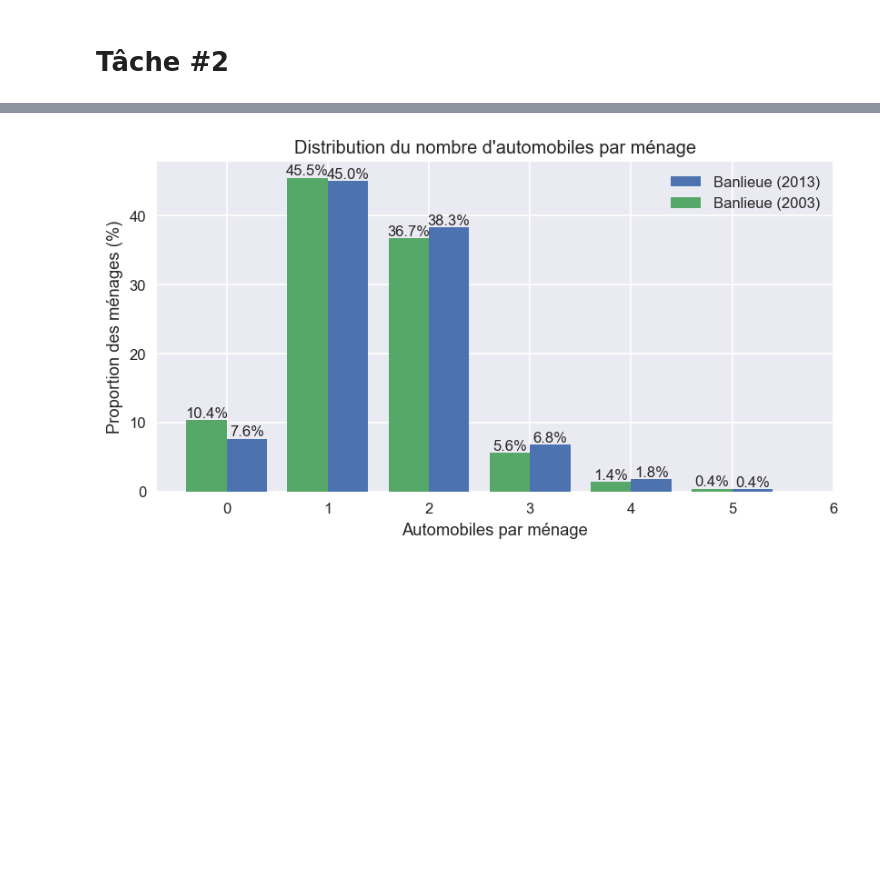
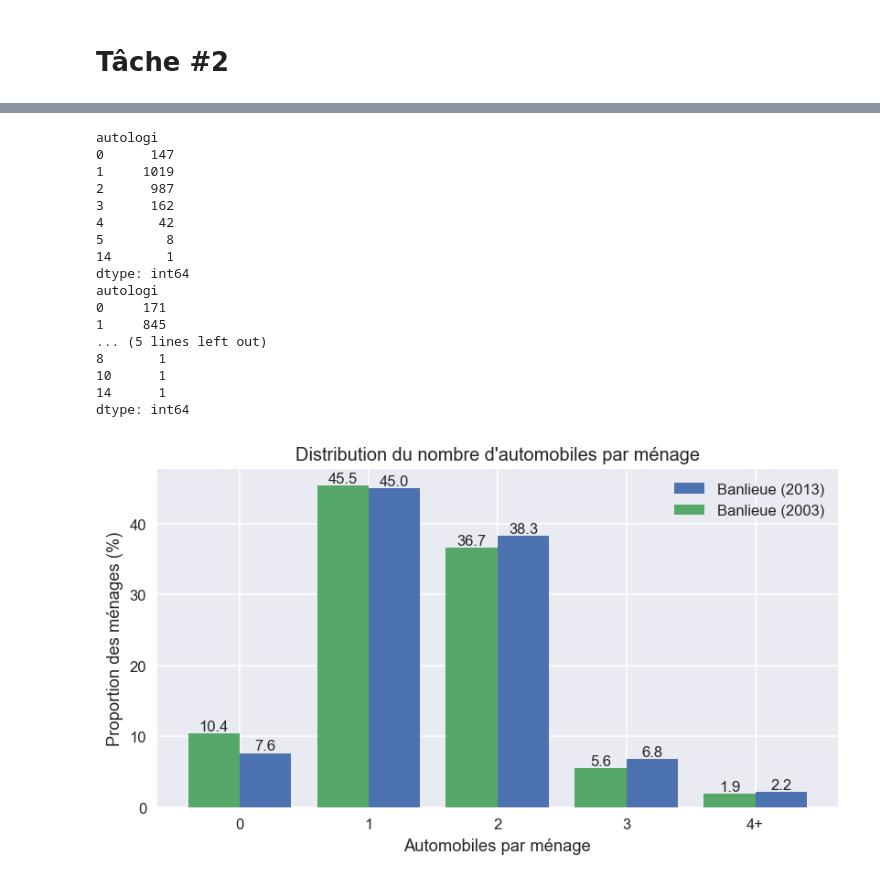
Before and after one commit to davidmurray/CIV6702-TP3, a Jupyter notebook: TP3.ipynb, the cells around one changed output, grey strips where cells are left out. Drawn from its saved outputs; the diff is of its cells as text; code cells hidden in the pictures; blank space fills up the shorter version.

```diff
--- a/TP3.ipynb
+++ b/TP3.ipynb
@@ -365,0 +274,20 @@ geopd[(geopd.PRNAME == "Quebec / Québec") & (geopd.CCSNAME == "Montréal")]
+# %%
+import shapely
+def add_convex_hull(df):
+    df["person_id"] = df['feuillet'].astype(str) + "_" + df['rang'].astype(str)
+    for person_id in tqdm.tqdm(df.person_id.unique()):
+        trips = df[df.person_id == person_id]
+
+        points = []
+        for i, row in trips.iterrows():
+            points.append(Point((row.xorig, row.yorig)))
+            points.append(Point((row.xdest, row.ydest)))
+        points.append(Point(trips.iloc[0].xdomi, trips.iloc[0].ydomi))
+
+        convex_hull = shapely.geometry.MultiPoint(points).convex_hull
+        df.loc[df.person_id == person_id, 'ch_area'] = convex_hull.area
+        df.loc[df.person_id == person_id, 'ch_perimeter'] = convex_hull.length
+        df.loc[df.person_id == person_id, 'ch'] = convex_hull.wkt
+
+for df in [suburb_2013, montrealNord, plateau]:
+    add_convex_hull(df)
@@ -552,13 +558,13 @@ def age_plot(df, title, offset):
 
     total_facper = df_people.facper.sum()
 
-    age_bin_edges = np.array([0, 10, 20, 30, 40, 50, 60, 70, 80, 90, 100])
+    age_bin_edges = np.array([0, 10, 20, 30, 40, 50, 60, 70, 80, 120])
     age_bins = np.histogram(list(df_people.age), bins=age_bin_edges, weights=df_people.facper / total_facper * 100)[0]
-    print(age_bins)
+    print(sum(age_bins))
 
-    bar = plt.bar(age_bin_edges[:-1]-offset+5, age_bins, width=width, label=title)
-    plt.bar_label(bar, fmt="%.0f%%")
-    _ = plt.xticks(age_bin_edges)
+    bar = plt.bar(age_bin_edges[:-1]-offset, age_bins, width=width, label=title + f" (n={len(df_people)})")
+    plt.bar_label(bar, fmt="%.0f")
+    _ = plt.xticks(age_bin_edges[:-1], ["0-9", "10-19", "20-29", "30-39", "40-49", "50-59", "60-69", "70-79", "80+"])
     plt.xlabel("Âge")
     plt.ylabel("Proportion de la population (%)")
     plt.title("Distribution de l'âge de la population")
@@ -602,12 +615,14 @@ def age_plot(df, title, offset):
 
     total_faclog = df_households.faclog.sum()
 
-    bin_edges = np.array([1, 2, 3, 4, 5, 6, 7, 8])
+    bin_edges = np.array([1, 2, 3, 4, 5, 15])
     bins = np.histogram(list(df_households.perslogi), bins=bin_edges, weights=df_households.faclog / total_faclog * 100)[0]
+    print(len(df_households))
+
 
     bar = plt.bar(bin_edges[:-1]-offset, bins, width=width, align="center", label=title)
     plt.bar_label(bar, fmt="%.0f%%")
-    _ = plt.xticks(bin_edges)
+    _ = plt.xticks(bin_edges[:-1], ["1", "2", "3", "4", "5+"])
     plt.xlabel("Taille des ménages")
     plt.ylabel("Proportion des ménages (%)")
     plt.title("Distribution de la taille des ménages")
@@ -620,26 +637,45 @@ plt.savefig("task2_c.svg", bbox_inches='tight', pad_inches=0)
 # %%
 width = 0.4
 plt.figure(figsize=(8, 4), dpi=120)
 def age_plot(df, title, offset):
     df_households = df[df["f_menage"] == 'T']
 
     total_faclog = df_households.faclog.sum()
 
-    bin_edges = np.array([0, 1, 2, 3, 4, 5, 6])
+    bin_edges = np.array([0, 1, 2, 3, 4, 20])
     bins = np.histogram(list(df_households.autologi), bins=bin_edges, weights=df_households.faclog / total_faclog * 100)[0]
+    print(df_households.groupby("autologi").size())
+
 
     bar = plt.bar(bin_edges[:-1]-offset, bins, width=width, align="center", label=title)
-    plt.bar_label(bar, fmt="%.1f%%")
-    _ = plt.xticks(bin_edges)
+    plt.bar_label(bar, fmt="%.1f")
+    _ = plt.xticks(bin_edges[:-1], ["0", "1", "2", "3", "4+"])
     plt.xlabel("Automobiles par ménage")
     plt.ylabel("Proportion des ménages (%)")
     plt.title("Distribution du nombre d'automobiles par ménage")
 age_plot(suburb_2013, title="Banlieue (2013)", offset=-width/2)
 age_plot(suburb_2003, title="Banlieue (2003)", offset=+width/2)
 plt.legend()
 plt.savefig("task2_d.svg", bbox_inches='tight', pad_inches=0)
 # %% [output]
+autologi
+0      147
+1     1019
+2      987
+3      162
+4       42
+5        8
+14       1
+dtype: int64
+autologi
+0     171
+1     845
+... (5 lines left out)
+8       1
+10      1
+14      1
+dtype: int64
-[figure, old version]
+[figure, new version]
 # %%
 width = 0.4
 plt.figure(figsize=(8, 4), dpi=120)
```
Also changed, not shown: parts of 101 cells of this notebook.
